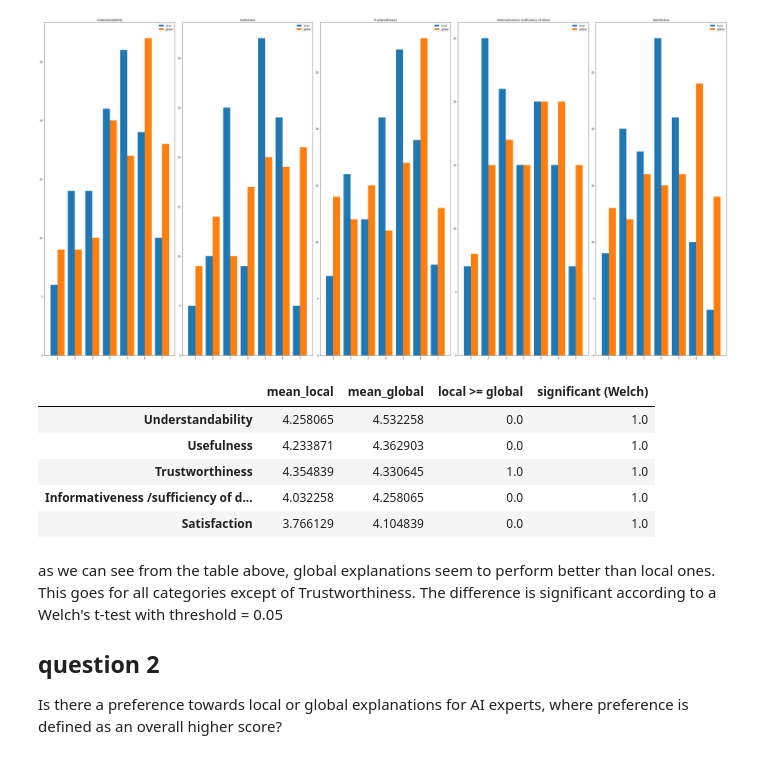
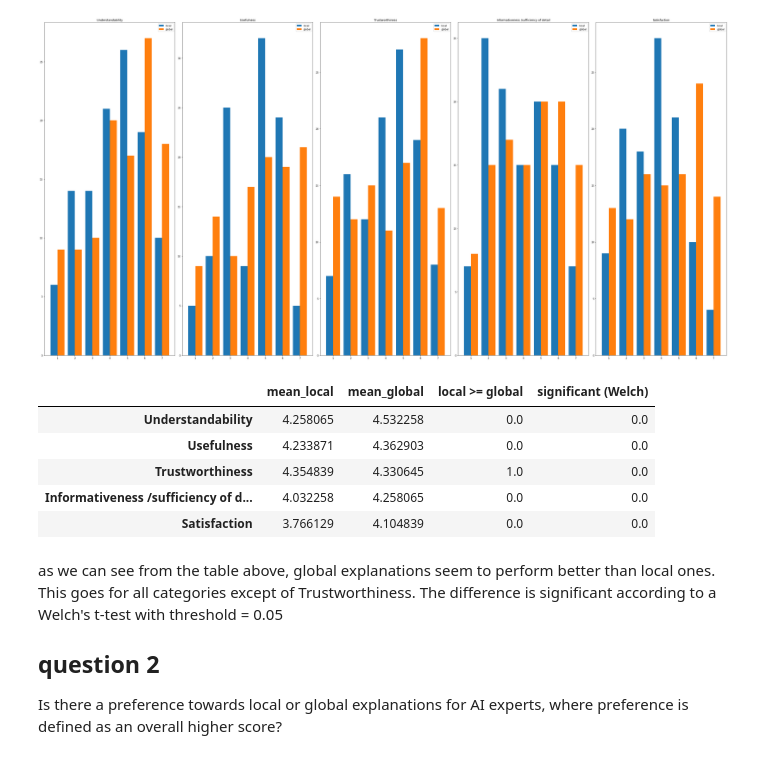
Before and after one commit to unofficial-Jona/Unimaas_researchproject_XAI, a Jupyter notebook: Data analysis.ipynb, the cells around one changed output. Saved outputs shown, nothing was run; the diff lists cells and outputs as text; code cells hidden in the pictures.

```diff
--- a/Data analysis.ipynb
+++ b/Data analysis.ipynb
@@ -251,39 +251,39 @@ get_local_vs_global_hist(drilldown=False, safe_fig=True)
 def calculate_statistics(threshold=0.05, dataset=non_ml_background):
     '''
     This function calculates a statistic to assess if local or global explanations are better.
     @param threshold: the threshold applied to the Welch t-test to see if something is counted as significant
     @param dataset: the dataset to use.
     @return: creates a pandas table with survey criteria as rows and evaluation criteria as columns
     '''
     vals = np.zeros((5,4))
     for idx in range(5):
 
 
         loc = dataset.iloc[:,idx+5].append(dataset.iloc[:,idx+10])
         glo = dataset.iloc[:,idx+15].append(dataset.iloc[:,idx+20])
         mean_l = np.mean(loc)
         mean_g = np.mean(glo)
         glo_greq_loc = mean_l >= mean_g
         stat, p = sc.ttest_ind(loc, glo, equal_var=False)
-        significant = p > threshold
+        significant = p < threshold
 
         vals[idx,0] = mean_l
         vals[idx,1] = mean_g
         vals[idx,2] = glo_greq_loc
         vals[idx,3] = significant
     differences = pd.DataFrame(index=['Understandability', 'Usefulness', 'Trustworthiness', 'Informativeness /sufficiency of detail', 'Satisfaction'],
                                columns=['mean_local', 'mean_global', 'local >= global', 'significant (Welch)'], data=vals
                                )
     return differences
 
 calculate_statistics()
 # %% [output]
 |  | mean_local | mean_global | local >= global | significant (Welch) |
-| Understandability | 4.258065 | 4.532258 | 0.0 | 1.0 |
-| Usefulness | 4.233871 | 4.362903 | 0.0 | 1.0 |
-| Trustworthiness | 4.354839 | 4.330645 | 1.0 | 1.0 |
-| Informativeness /sufficiency of d... | 4.032258 | 4.258065 | 0.0 | 1.0 |
-| Satisfaction | 3.766129 | 4.104839 | 0.0 | 1.0 |
+| Understandability | 4.258065 | 4.532258 | 0.0 | 0.0 |
+| Usefulness | 4.233871 | 4.362903 | 0.0 | 0.0 |
+| Trustworthiness | 4.354839 | 4.330645 | 1.0 | 0.0 |
+| Informativeness /sufficiency of d... | 4.032258 | 4.258065 | 0.0 | 0.0 |
+| Satisfaction | 3.766129 | 4.104839 | 0.0 | 0.0 |
 # %% [markdown]
 as we can see from the table above, global explanations seem to perform better than local ones.
 This goes for all categories except of Trustworthiness.
```
Also changed, not shown: parts of 1 cell of this notebook.
